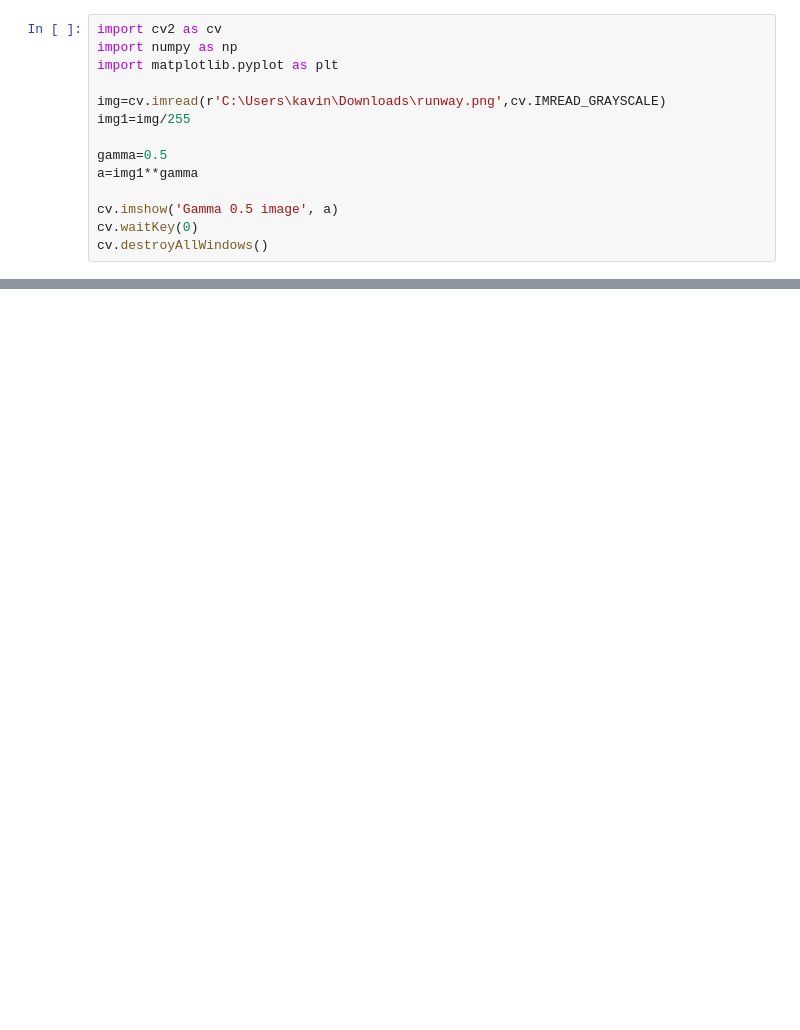
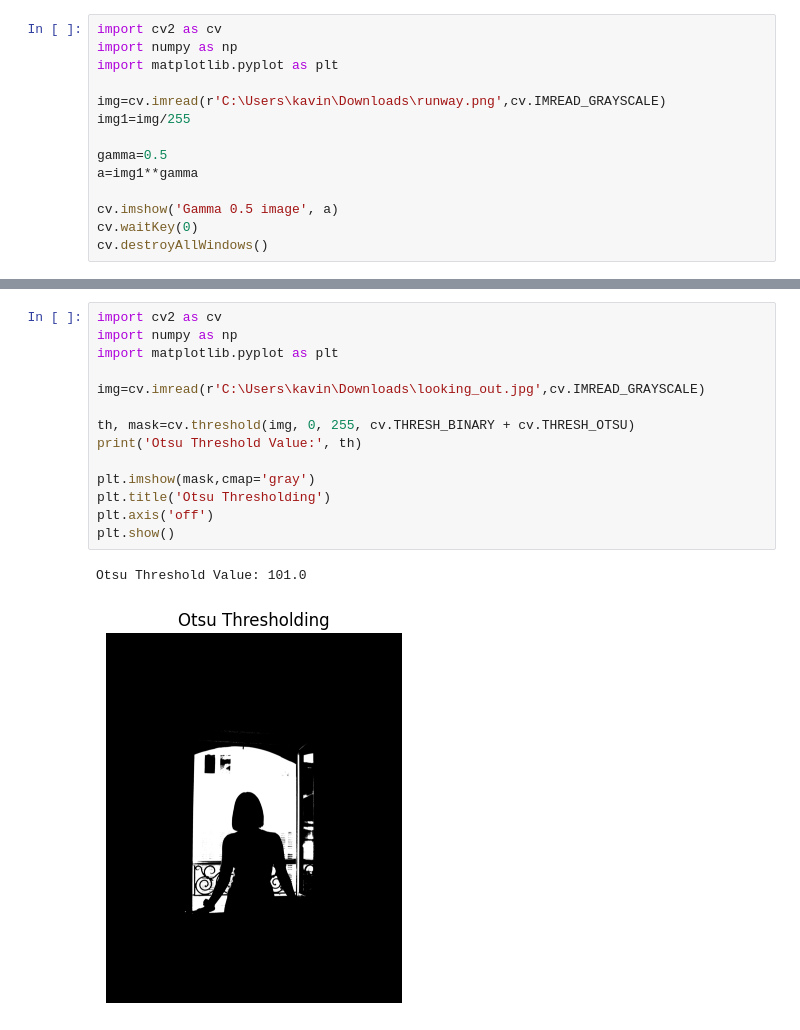
Before and after one commit to kavinduabekoon/GitHub, a Jupyter notebook: Untitled-1.ipynb, the cells around one changed output, grey strips where cells are left out. Cells and saved outputs as stored; diff of their text form; blank space fills up the shorter version.

```diff
--- a/Untitled-1.ipynb
+++ b/Untitled-1.ipynb
@@ -30,0 +105,17 @@ KeyboardInterrupt:
+# %%
+import cv2 as cv
+import numpy as np
+import matplotlib.pyplot as plt
+
+img=cv.imread(r'C:\Users\kavin\Downloads\looking_out.jpg',cv.IMREAD_GRAYSCALE)
+
+th, mask=cv.threshold(img, 0, 255, cv.THRESH_BINARY + cv.THRESH_OTSU)
+print('Otsu Threshold Value:', th)
+
+plt.imshow(mask,cmap='gray')
+plt.title('Otsu Thresholding')
+plt.axis('off')
+plt.show()
+# %% [output]
+Otsu Threshold Value: 101.0
+[figure, added]
```
Also changed, not shown: parts of 6 cells of this notebook.
